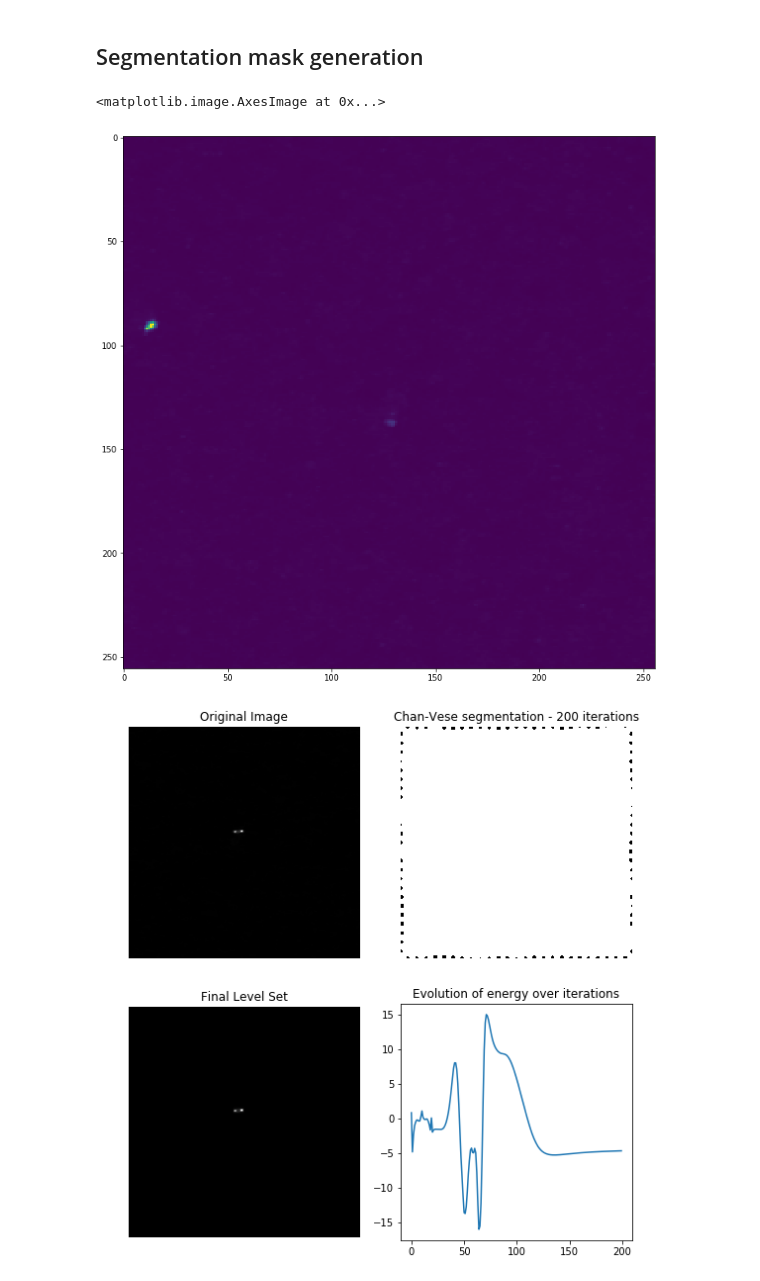
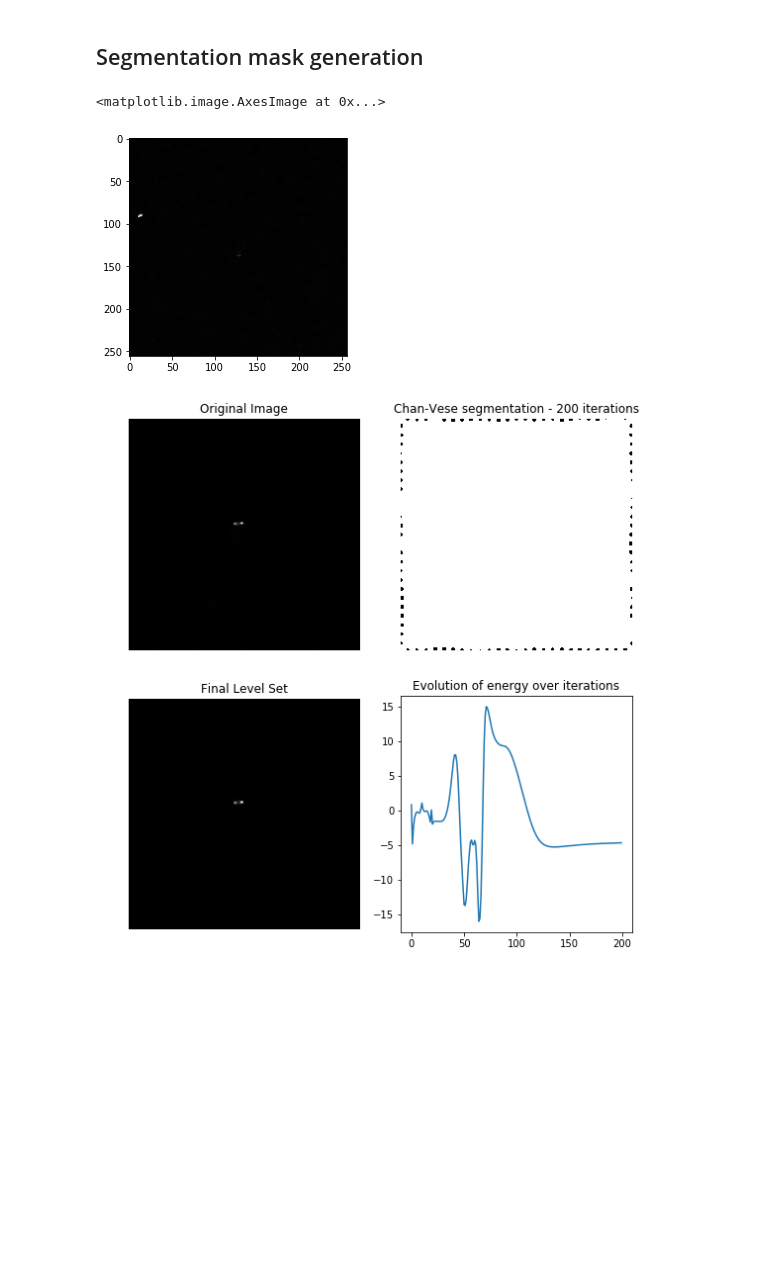
Before and after one commit to vipzpb/SAR-Ship-Detection, a Jupyter notebook: notebooks/sentinel_ais.ipynb, the cells around one changed output. Drawn from its saved outputs; the diff is of its cells as text; code cells hidden in the pictures; blank space fills up the shorter version.

```diff
--- a/notebooks/sentinel_ais.ipynb
+++ b/notebooks/sentinel_ais.ipynb
@@ -147,10 +153,10 @@ def rle_decode(mask_rle, shape):
 from skimage.segmentation import chan_vese
 from skimage.filters import threshold_mean, threshold_minimum
 # %%
-plt.imshow(imgs[2][0])
+plt.imshow(imgs[2][0],cmap='gray')
 # %% [output]
 <matplotlib.image.AxesImage at 0x...>
-[figure, old version]
+[figure, new version]
 # %%
 imid = 22
 cv = chan_vese(imgs[imid][0], mu=0.08, lambda1=0.01, lambda2=1, tol=1e-4, max_iter=200,
```
Also changed, not shown: parts of 17 cells of this notebook, 1 other file.
